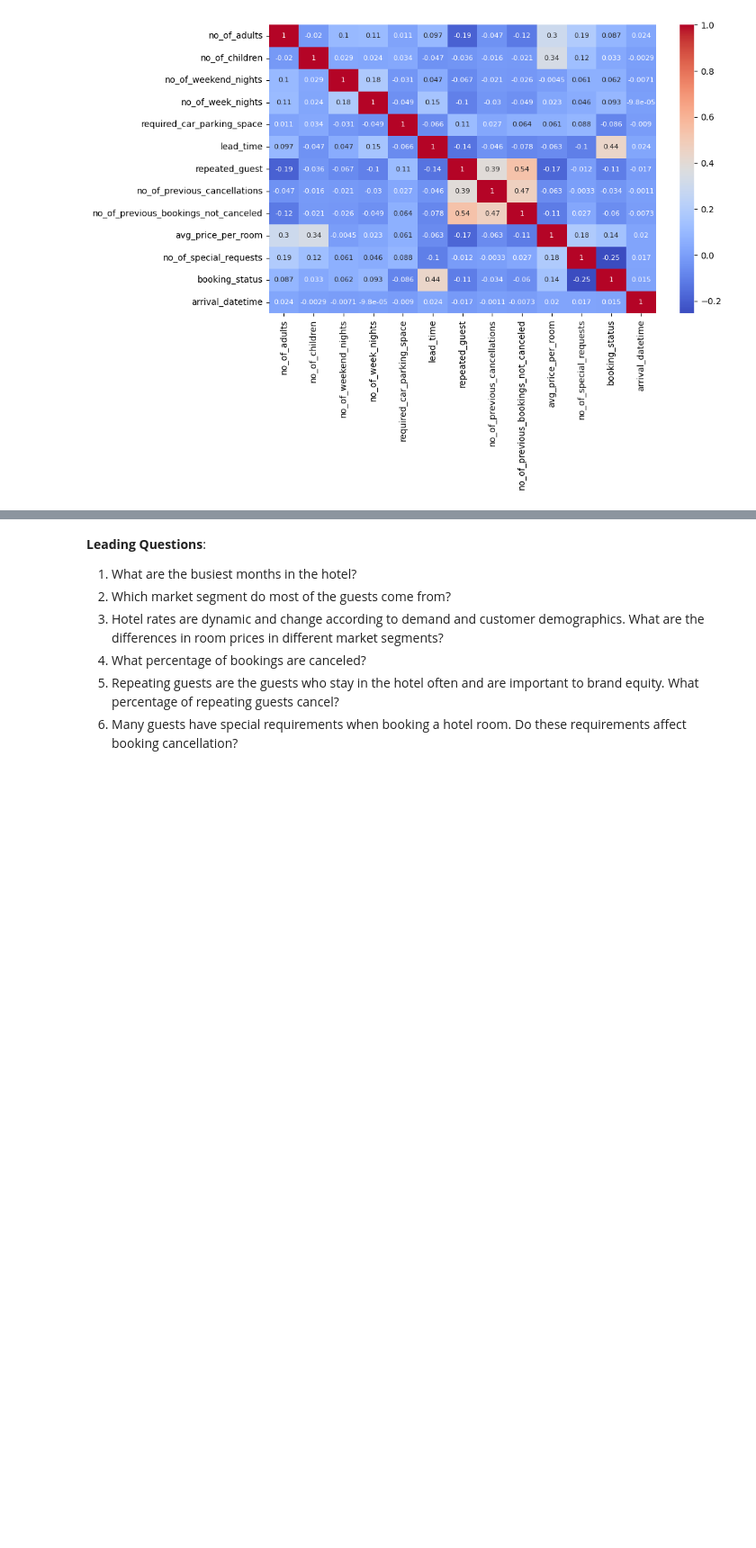
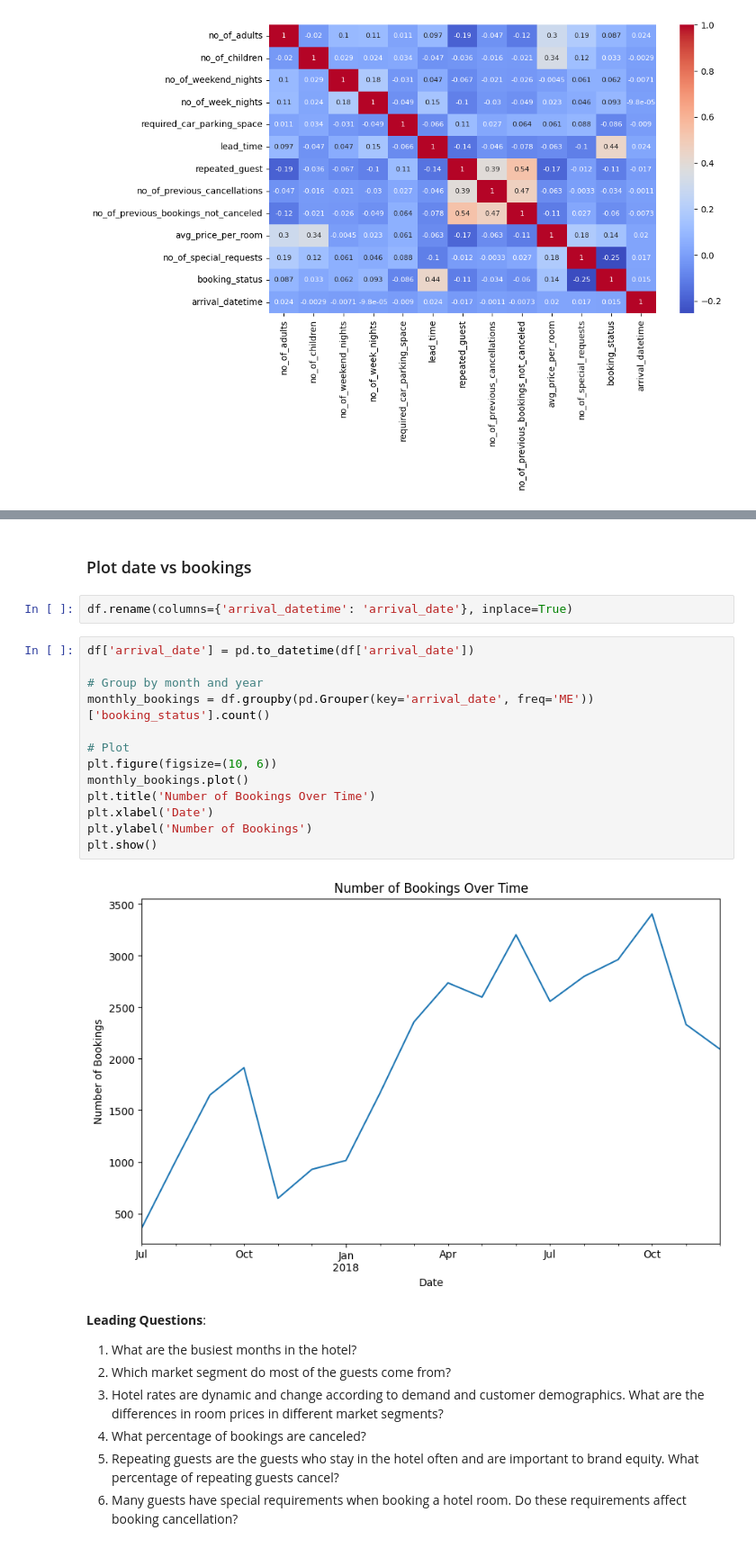
Before and after one commit to DataScience-BusinessAnalitics/INN-Hotels---Problem-Statement, a Jupyter notebook: Project_SLC_DSBA_INNHotels_FullCode-1.ipynb, the cells around one changed output, grey strips where cells are left out. Shown at 90% size. Saved outputs shown, nothing was run; the diff lists cells and outputs as text; blank space fills up the shorter version.

```diff
--- a/Project_SLC_DSBA_INNHotels_FullCode-1.ipynb
+++ b/Project_SLC_DSBA_INNHotels_FullCode-1.ipynb
@@ -299,3 +311,22 @@ plt.show()
+# %% [markdown]
+### Plot date vs bookings
+# %%
+df.rename(columns={'arrival_datetime': 'arrival_date'}, inplace=True)
+# %%
+df['arrival_date'] = pd.to_datetime(df['arrival_date'])
+
+# Group by month and year
+monthly_bookings = df.groupby(pd.Grouper(key='arrival_date', freq='ME'))['booking_status'].count()
+
+# Plot
+plt.figure(figsize=(10, 6))
+monthly_bookings.plot()
+plt.title('Number of Bookings Over Time')
+plt.xlabel('Date')
+plt.ylabel('Number of Bookings')
+plt.show()
+# %% [output]
+[figure, added]
 # %% [markdown]
 **Leading Questions**:
 1. What are the busiest months in the hotel?
```
Also changed, not shown: parts of 55 cells of this notebook, 2 other files.
